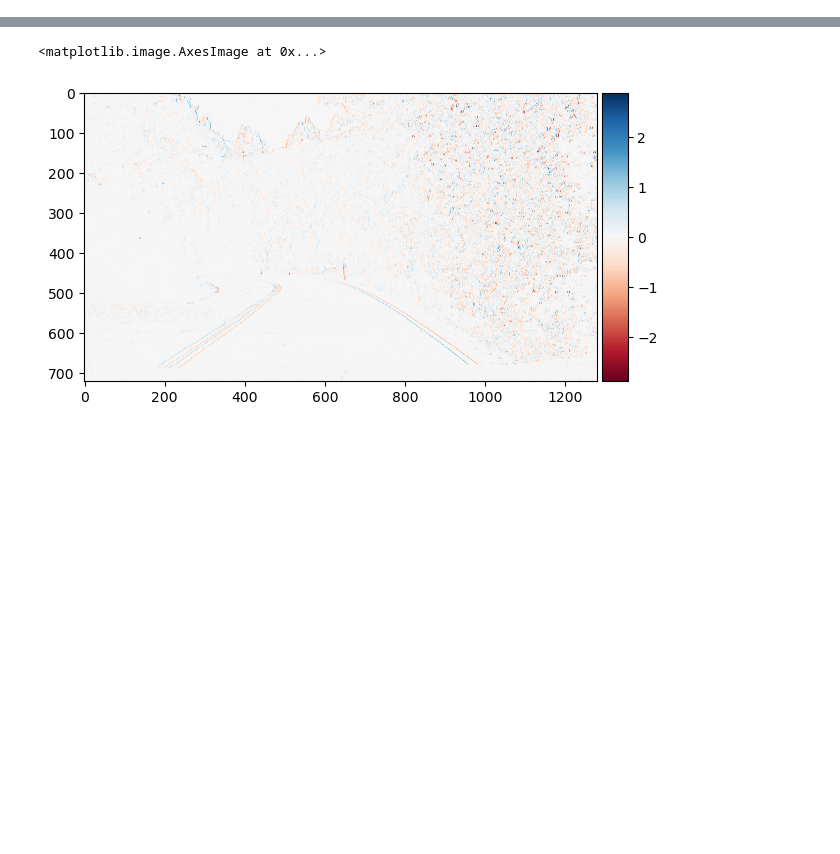
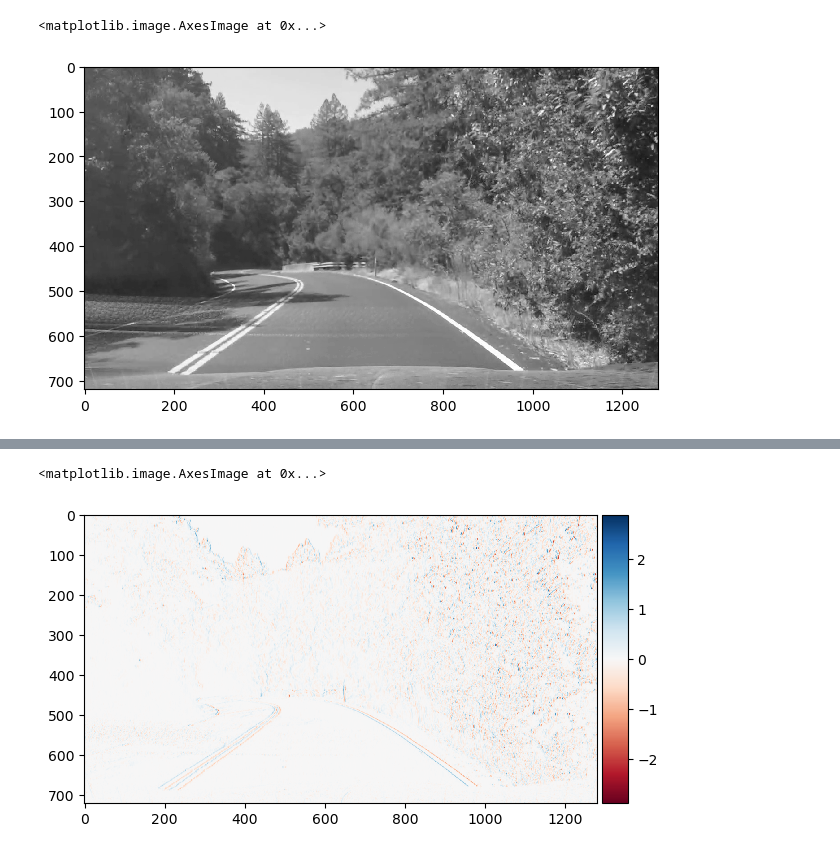
Before and after one commit to poonamshettar/Lane-Detection-using-open-CV, a Jupyter notebook: kernel_test_copy.ipynb, the cells around one changed output, grey strips where cells are left out. Saved outputs shown, nothing was run; the diff lists cells and outputs as text; code cells hidden in the pictures; blank space fills up the shorter version.

```diff
--- a/kernel_test_copy.ipynb
+++ b/kernel_test_copy.ipynb
@@ -57 +60,6 @@ convolution_plotter(image1,gaussian)
+# %%
+imshow(multi_convolver(image1,sharpen,0))
+# %% [output]
+<matplotlib.image.AxesImage at 0x...>
+[figure, added]
 # %%
```
Also changed, not shown: parts of 20 cells of this notebook, 1 other file.
